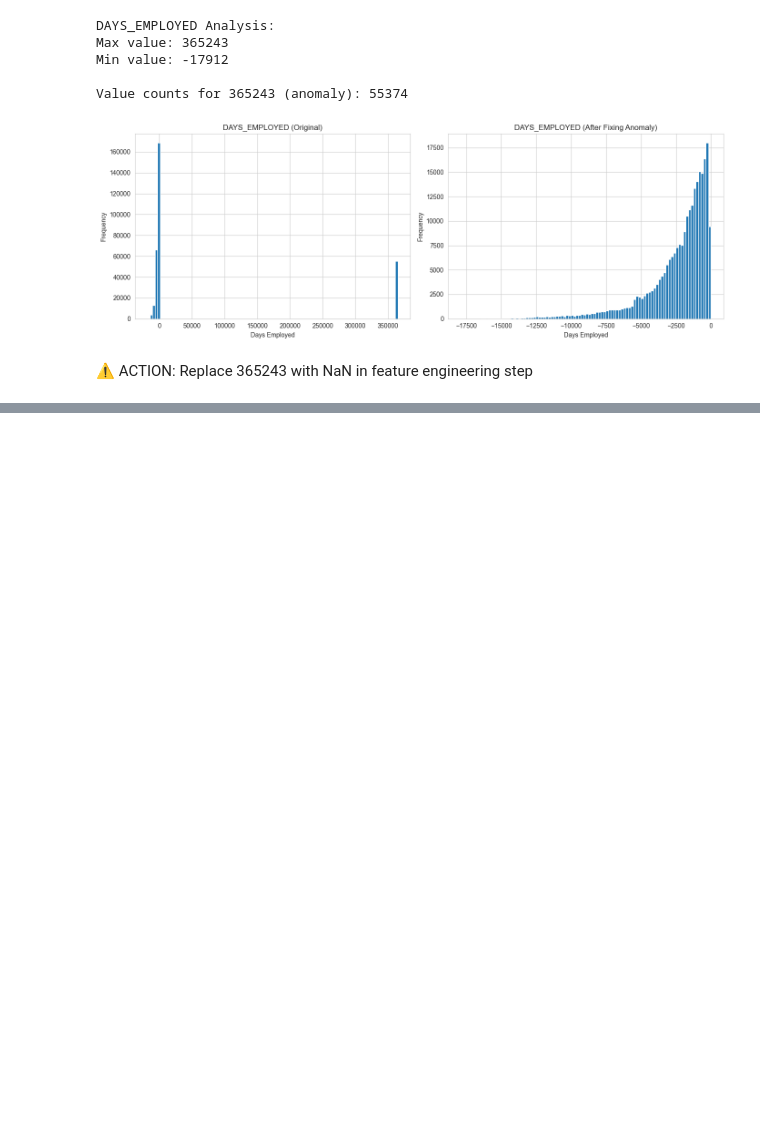
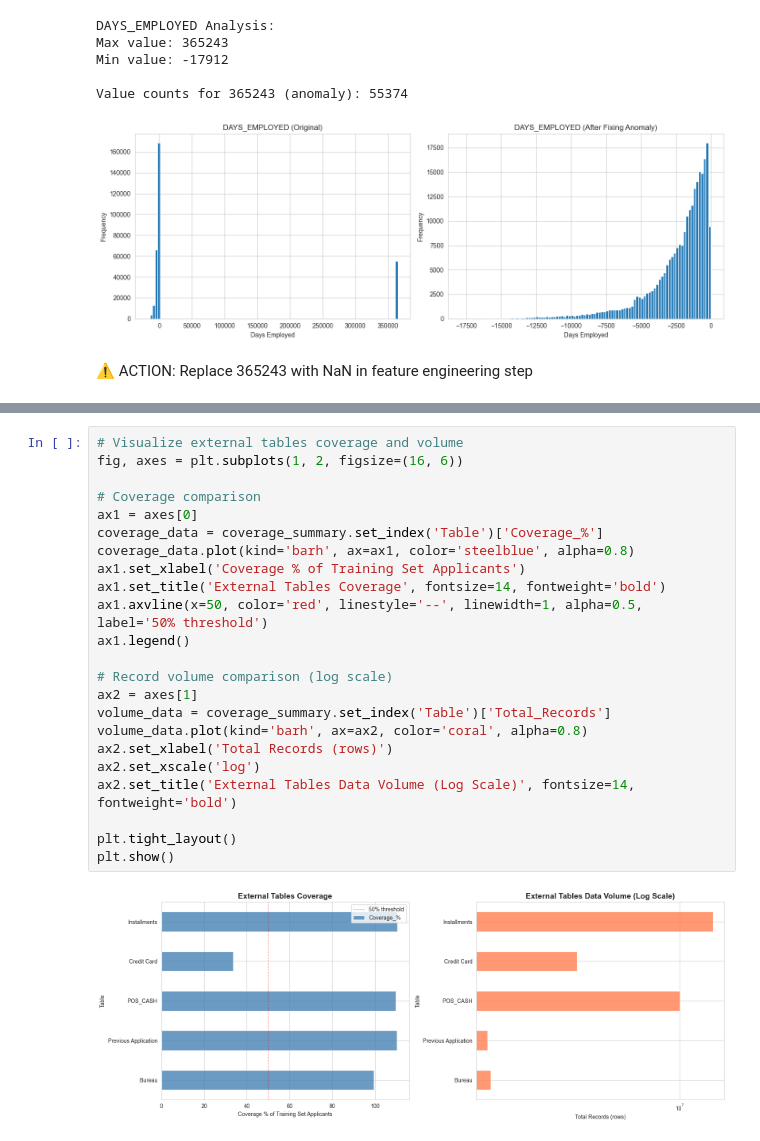
Before and after one commit to mtue04/hc-risk-chatbot, a Jupyter notebook: notebooks/eda/01_initial_exploration.ipynb, the cells around one changed output, grey strips where cells are left out. Cells and saved outputs as stored; diff of their text form; blank space fills up the shorter version.

```diff
--- a/notebooks/eda/01_initial_exploration.ipynb
+++ b/notebooks/eda/01_initial_exploration.ipynb
@@ -416,0 +527,25 @@ Name: count, dtype: int64
+# %%
+# Visualize external tables coverage and volume
+fig, axes = plt.subplots(1, 2, figsize=(16, 6))
+
+# Coverage comparison
+ax1 = axes[0]
+coverage_data = coverage_summary.set_index('Table')['Coverage_%']
+coverage_data.plot(kind='barh', ax=ax1, color='steelblue', alpha=0.8)
+ax1.set_xlabel('Coverage % of Training Set Applicants')
+ax1.set_title('External Tables Coverage', fontsize=14, fontweight='bold')
+ax1.axvline(x=50, color='red', linestyle='--', linewidth=1, alpha=0.5, label='50% threshold')
+ax1.legend()
+
+# Record volume comparison (log scale)
+ax2 = axes[1]
+volume_data = coverage_summary.set_index('Table')['Total_Records']
+volume_data.plot(kind='barh', ax=ax2, color='coral', alpha=0.8)
+ax2.set_xlabel('Total Records (rows)')
+ax2.set_xscale('log')
+ax2.set_title('External Tables Data Volume (Log Scale)', fontsize=14, fontweight='bold')
+
+plt.tight_layout()
+plt.show()
+# %% [output]
+[figure, added]
```
Also changed, not shown: parts of 8 cells of this notebook, 2 other files.
